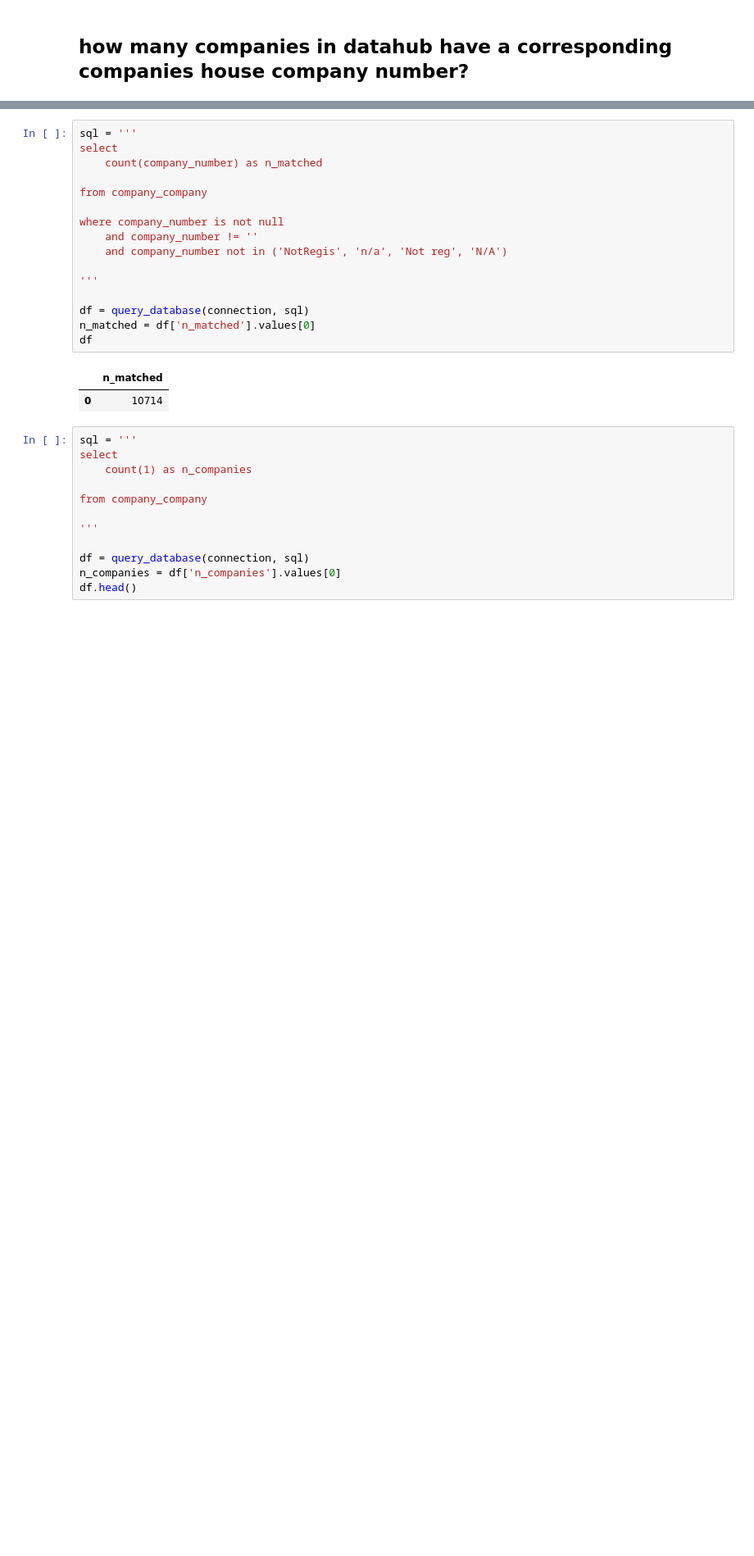
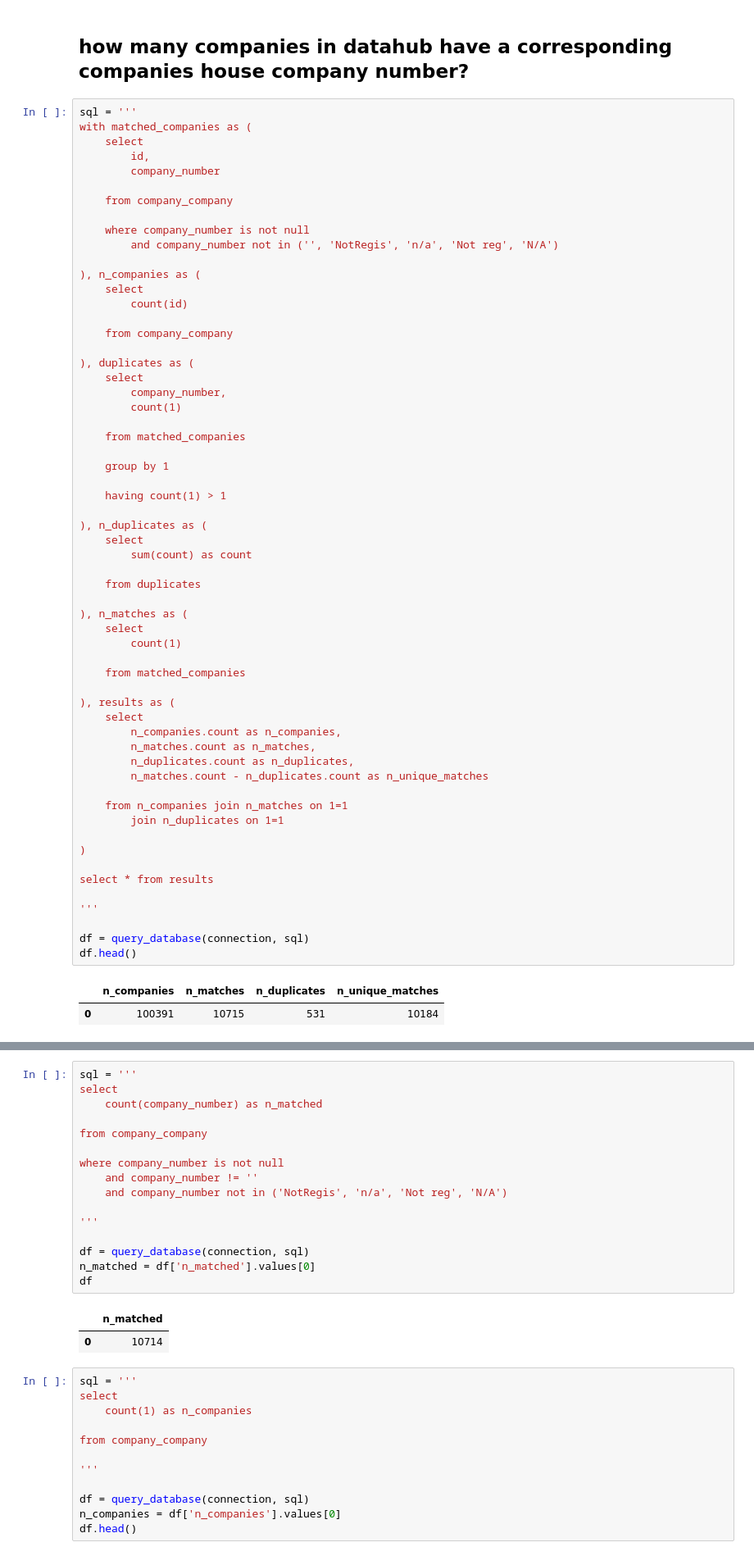
Before and after one commit to uktrade/countries-of-interest-service, a Jupyter notebook: notebooks/data_exploration.ipynb, the cells around one changed output, grey strips where cells are left out. Shown: that part at 82% size. Drawn from its saved outputs; the diff is of its cells as text; blank space fills up the shorter version.

```diff
--- a/notebooks/data_exploration.ipynb
+++ b/notebooks/data_exploration.ipynb
@@ -22,3 +14,65 @@ connecting to database
 connected
 # %% [markdown]
 ## how many companies in datahub have a corresponding companies house company number?
+# %%
+sql = '''
+with matched_companies as (
+    select
+        id,
+        company_number
+
+    from company_company
+
+    where company_number is not null
+        and company_number not in ('', 'NotRegis', 'n/a', 'Not reg', 'N/A')
+
+), n_companies as (
+    select
+        count(id)
+
+    from company_company
+
+), duplicates as (
+    select
+        company_number,
+        count(1)
+
+    from matched_companies
+
+    group by 1
+
+    having count(1) > 1
+
+), n_duplicates as (
+    select
+        sum(count) as count
+
+    from duplicates
+
+), n_matches as (
+    select
+        count(1)
+
+    from matched_companies
+
+), results as (
+    select
+        n_companies.count as n_companies,
+        n_matches.count as n_matches,
+        n_duplicates.count as n_duplicates,
+        n_matches.count - n_duplicates.count as n_unique_matches
+
+    from n_companies join n_matches on 1=1
+        join n_duplicates on 1=1
+
+)
+
+select * from results
+
+'''
+
+df = query_database(connection, sql)
+df.head()
+# %% [output]
+|  | n_companies | n_matches | n_duplicates | n_unique_matches |
+| 0 | 100391 | 10715 | 531 | 10184 |
```
Also changed, not shown: parts of 7 cells of this notebook, 20 other files.
